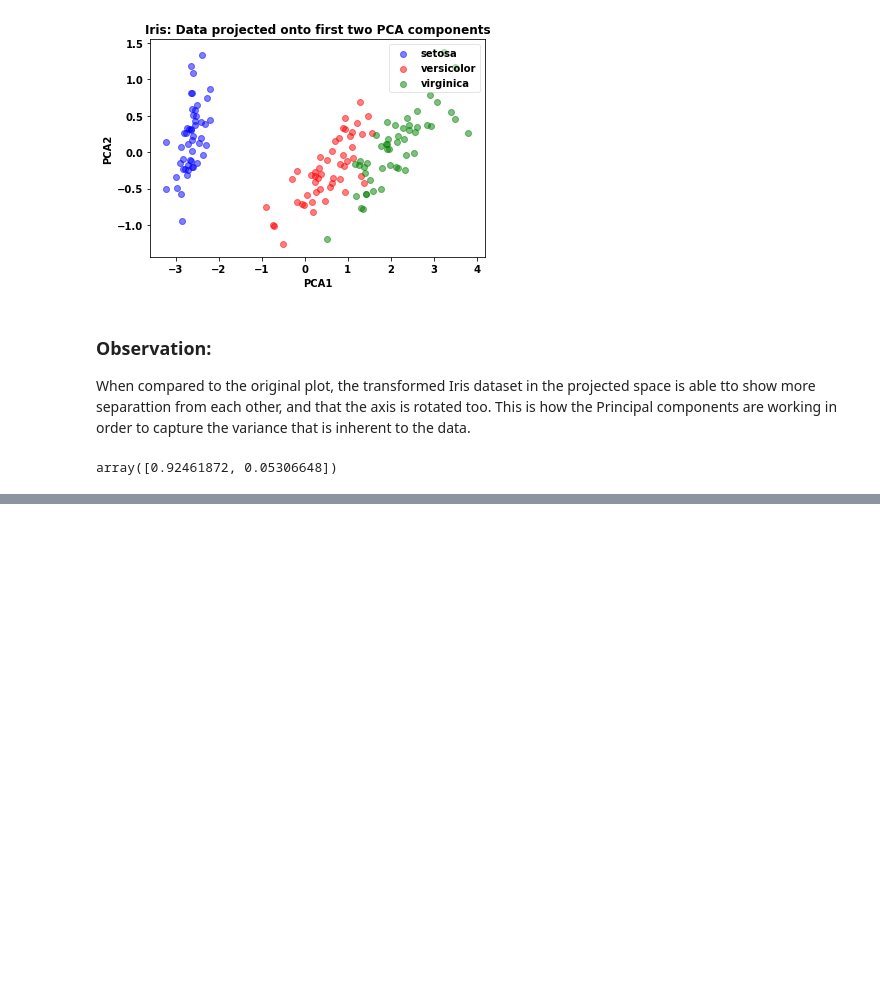
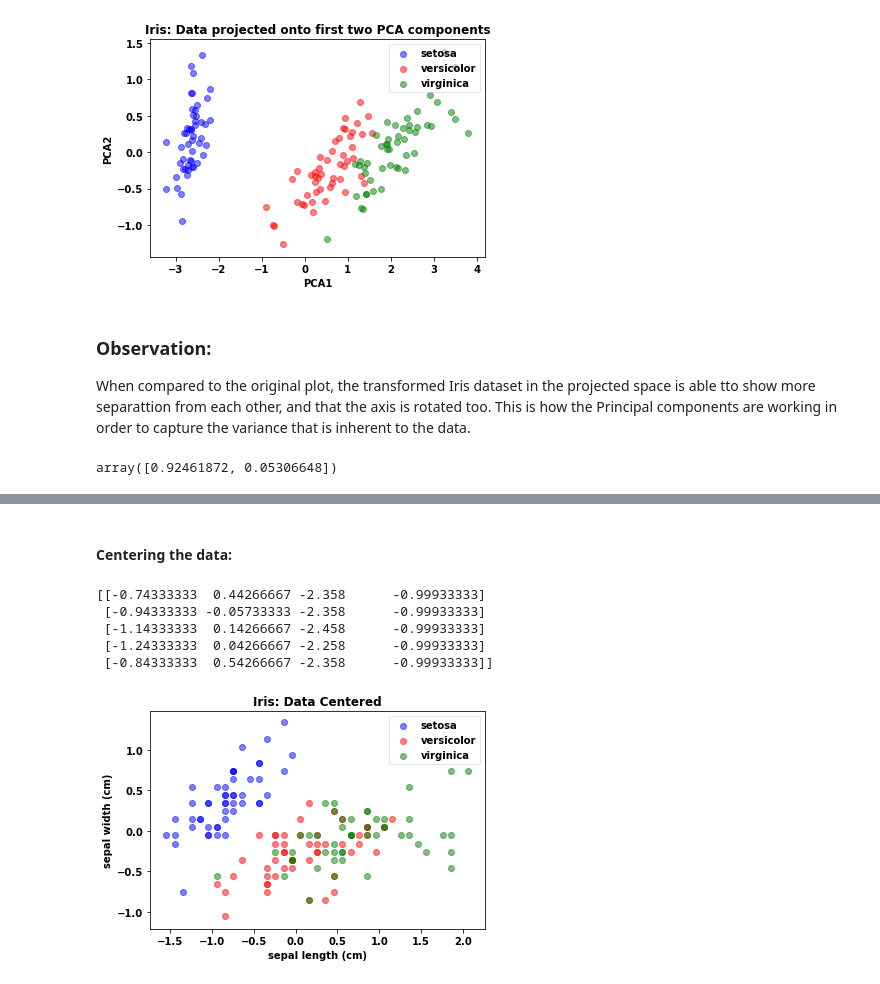
Before and after one commit to ylee9107/FeatureEngineering_myLearning, a Jupyter notebook: 4 - Feature Transformation/Feature Transformation.ipynb, the cells around one changed output, grey strips where cells are left out. Saved outputs shown, nothing was run; the diff lists cells and outputs as text; code cells hidden in the pictures; blank space fills up the shorter version.

```diff
--- a/4 - Feature Transformation/Feature Transformation.ipynb
+++ b/4 - Feature Transformation/Feature Transformation.ipynb
@@ -351,0 +380,12 @@ To do this:
+# %%
+# Determine ALL four of the principal components:
+pca_full = PCA(n_components=4)
+
+# Fit to the dataset:
+pca_full.fit(X_iris)
+
+# Transform the dataset:
+X_iris_transformed_pca_full = pca_full.transform(X_iris)
+
+# Compute the average correlation between all of the the features:
+np.corrcoef(X_iris_transformed_pca_full.T)[[0, 0, 0, 1, 1], [1, 2, 3, 2, 3]].mean()
@@ -351,0 +403,18 @@ To do this:
+# %% [markdown]
+#### Centering the data:
+# %%
+# Centre the data:
+X_iris_centred = StandardScaler(with_std=False).fit_transform(X_iris)
+
+# Inspect:
+print(X_iris_centred[:5, ])
+
+# Plot:
+plot_iris(X_iris_centred, y_iris, "Iris: Data Centered", "sepal length (cm)", "sepal width (cm)")
+# %% [output]
+[[-0.74333333  0.44266667 -2.358      -0.99933333]
+ [-0.94333333 -0.05733333 -2.358      -0.99933333]
+ [-1.14333333  0.14266667 -2.458      -0.99933333]
+ [-1.24333333  0.04266667 -2.258      -0.99933333]
+ [-0.84333333  0.54266667 -2.358      -0.99933333]]
+[figure, added]
```
Also changed, not shown: parts of 19 cells of this notebook.
